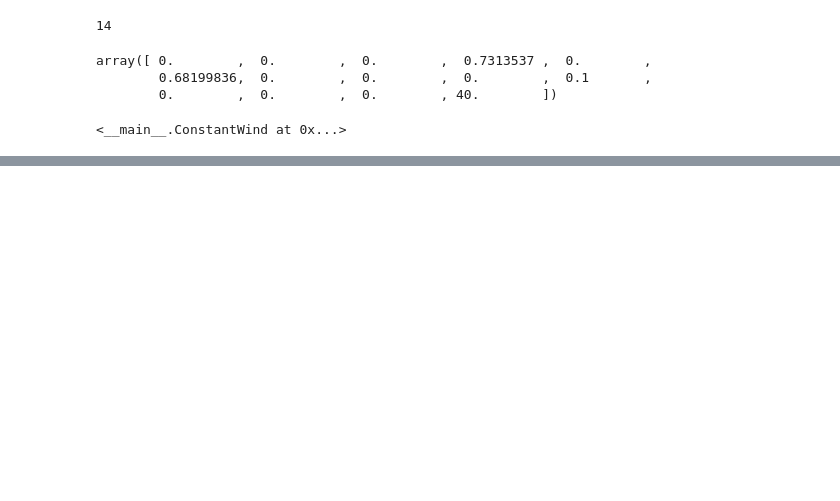
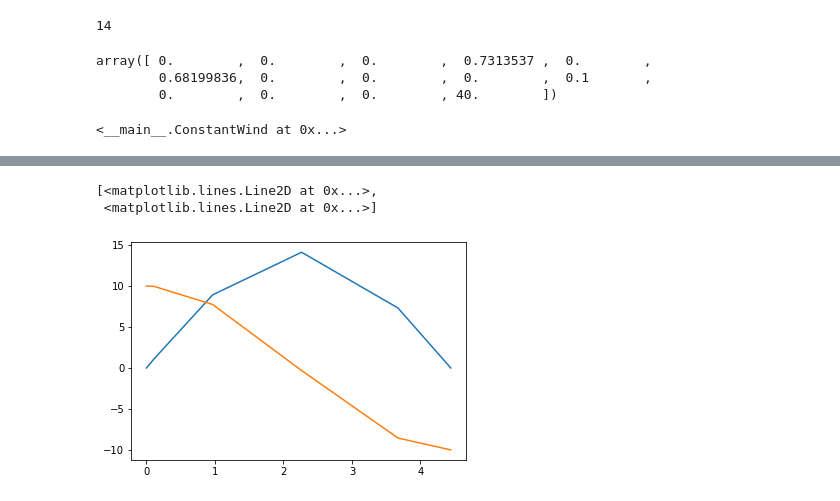
Before and after one commit to dev10110/rocketPy, a Jupyter notebook: examples/simulate_testing.ipynb, the cells around one changed output, grey strips where cells are left out. Drawn from its saved outputs; the diff is of its cells as text; code cells hidden in the pictures; blank space fills up the shorter version.

```diff
--- a/examples/simulate_testing.ipynb
+++ b/examples/simulate_testing.ipynb
@@ -646,0 +594,4 @@ sol
+# %%
+def hit_ground(t, y): return y[0]
+# %%
+hit_ground.terminal = True
@@ -646,0 +602,4 @@ sol
+# %%
+hit_ground.direction = -1
+# %%
+sol = spint.solve_ivp(upward_cannon, [0, 100], [0, 10], events=hit_ground,dense_output=True)
@@ -647,2 +627,6 @@ sol
 # %%
-plt.plot(sol.t, sol.y[1,:])
+plt.plot(sol.t,sol.y.T)
+# %% [output]
+[<matplotlib.lines.Line2D at 0x...>,
+ <matplotlib.lines.Line2D at 0x...>]
+[figure, added]
```
Also changed, not shown: parts of 39 cells of this notebook, 2 other files.
